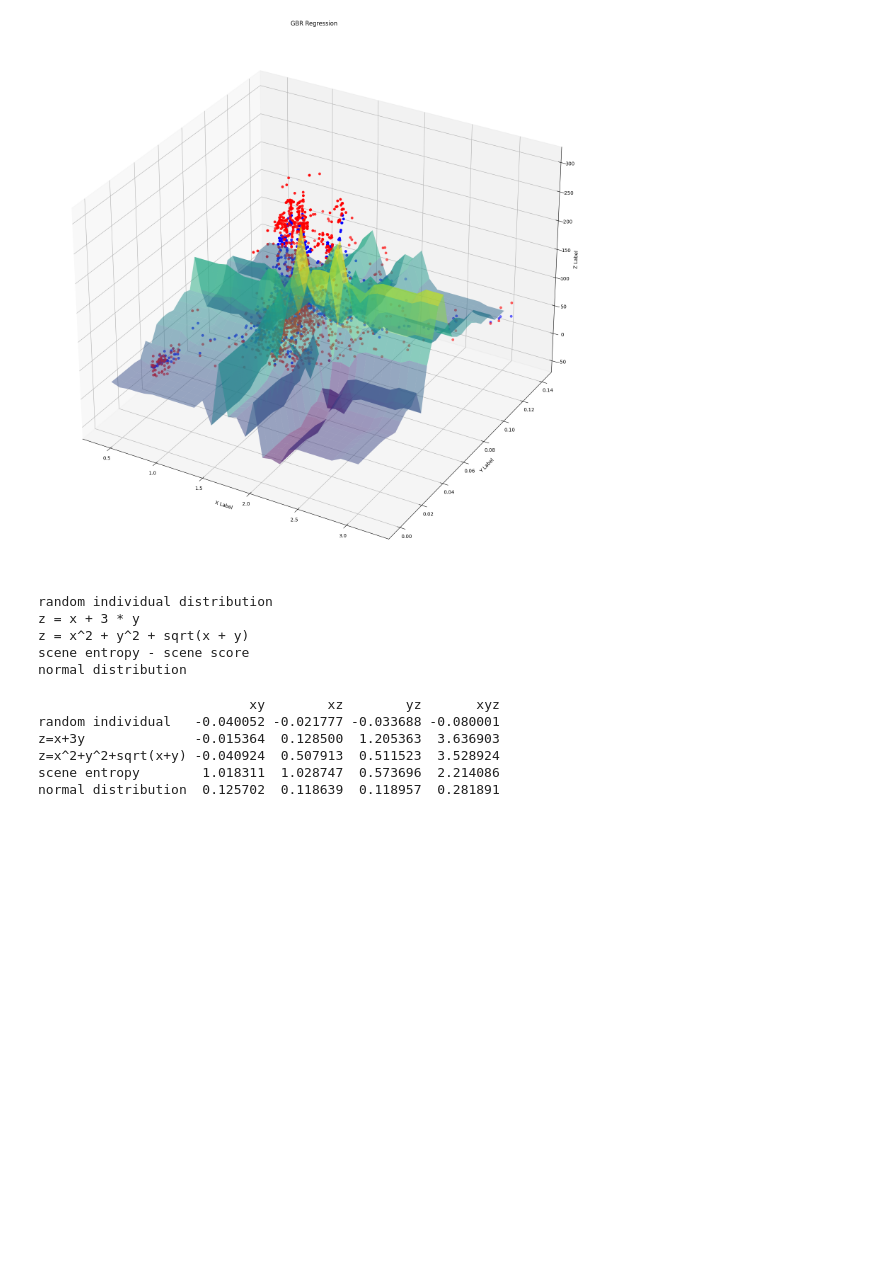
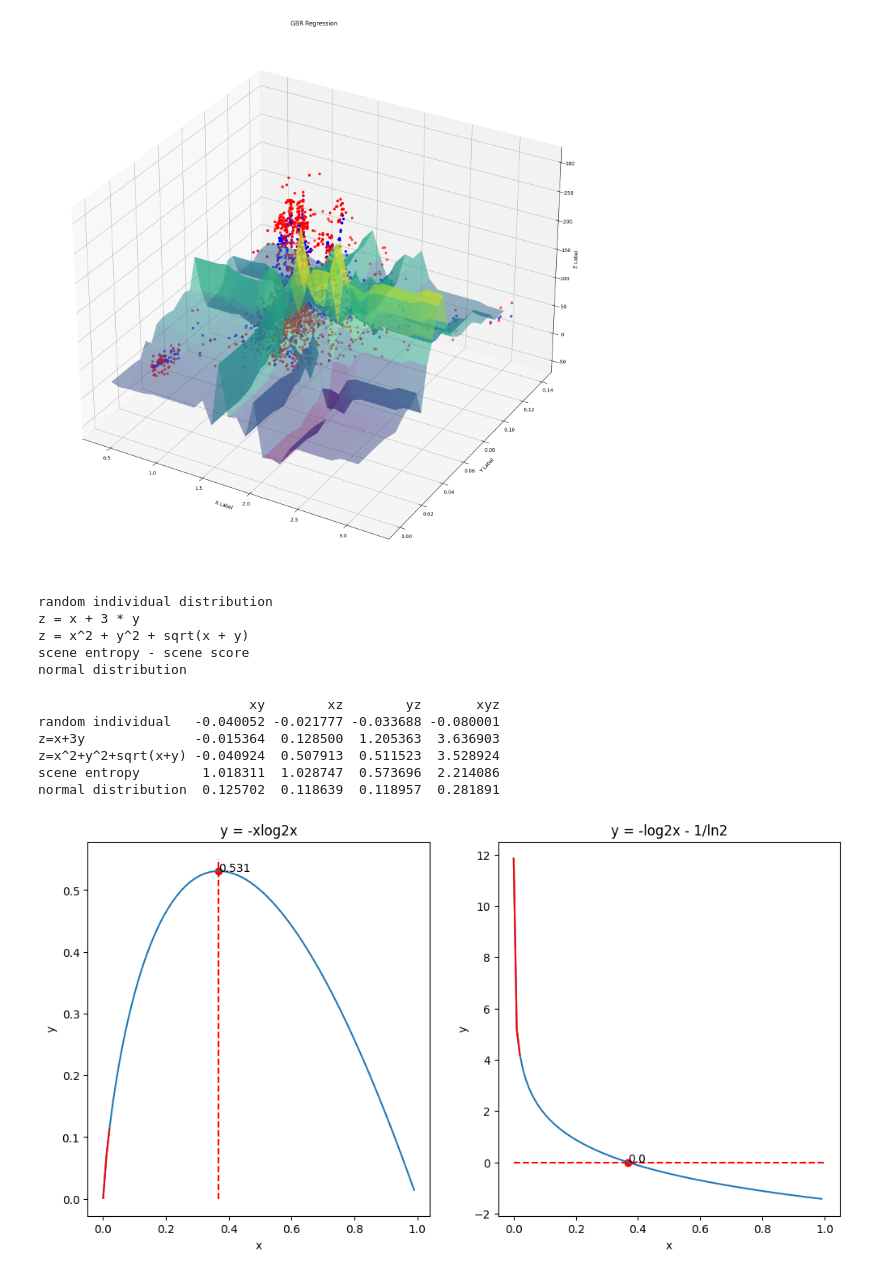
Before and after one commit to Kazawaryu/CARLA_ADA, a Jupyter notebook: test_code/fit_func.ipynb, the cells around one changed output. Saved outputs shown, nothing was run; the diff lists cells and outputs as text; code cells hidden in the pictures; blank space fills up the shorter version.

```diff
--- a/test_code/fit_func.ipynb
+++ b/test_code/fit_func.ipynb
@@ -590,3 +590,39 @@ z=x+3y              -0.015364  0.128500  1.205363  3.636903
 z=x^2+y^2+sqrt(x+y) -0.040924  0.507913  0.511523  3.528924
 scene entropy        1.018311  1.028747  0.573696  2.214086
 normal distribution  0.125702  0.118639  0.118957  0.281891
+# %%
+# draw y = -xlog2x, and show the max point
+import numpy as np
+import matplotlib.pyplot as plt
+
+t = 1/np.exp(1)
+x = np.arange(0.0001, 1, 0.01)
+y = -x * np.log2(x)
+
+fig, (ax1, ax2) = plt.subplots(1, 2, figsize=(12, 6))
+
+# plot first figure
+ax1.plot(x, y)
+ax1.scatter(t, -t * np.log2(t), c='r')
+ax1.text(t, -t * np.log2(t), str(round(-t * np.log2(t), 3)))
+ax1.plot([t, t], [0, -t * np.log2(t)+0.02], 'r--')
+ax1.set_title('y = -xlog2x')
+ax1.set_xlabel('x')
+ax1.set_ylabel('y')
+# highlight the curve when x < 0.05
+ax1.plot(x[x < 0.03], y[x < 0.03], 'r')
+
+# plot second figure
+y = -np.log2(x) - 1/np.log(2)
+ax2.plot(x, y)
+ax2.scatter(t, -np.log2(t) - 1/np.log(2), c='r')
+ax2.text(t, -np.log2(t) - 1/np.log(2), str(round(-np.log2(t) - 1/np.log(2), 3)))
+ax2.plot([0, 1], [0, 0], 'r--')
+ax2.set_title('y = -log2x - 1/ln2')
+ax2.set_xlabel('x')
+ax2.set_ylabel('y')
+ax2.plot(x[x < 0.03], y[x < 0.03], 'r')
+
+plt.show()
+# %% [output]
+[figure, added]
```
Also changed, not shown: 1 other file.
